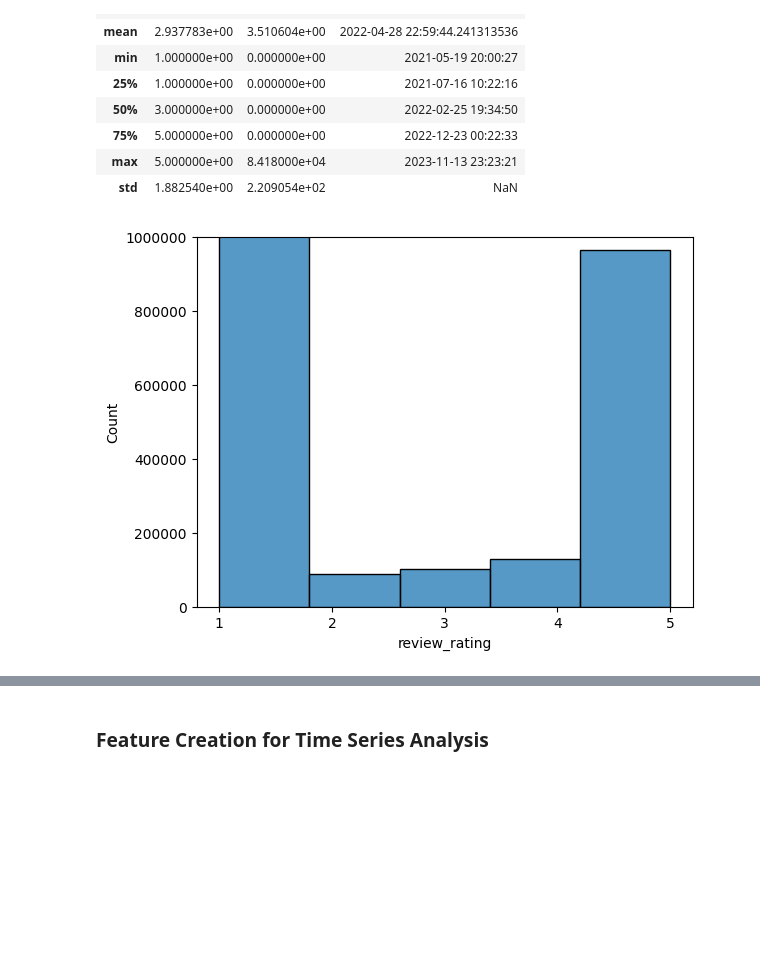
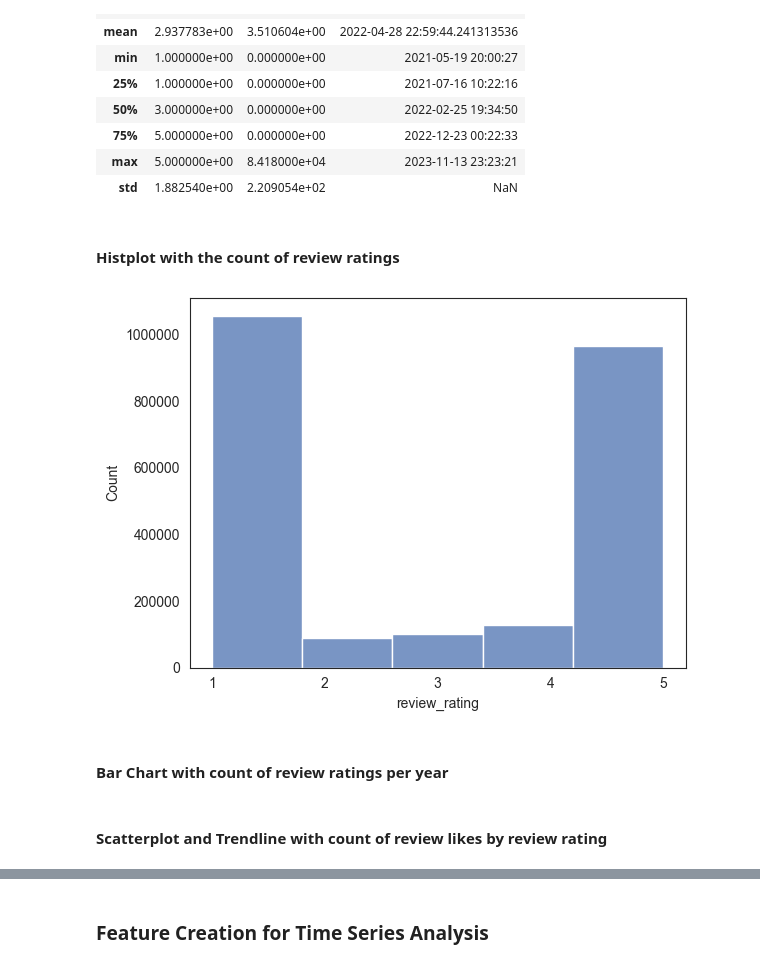
Before and after one commit to juanitopepito97/CA_projects-, a Jupyter notebook: Johannes_Loos_Int_MLDataVis-Hdip-DA-for-Business.ipynb, the cells around one changed output, grey strips where cells are left out. Saved outputs shown, nothing was run; the diff lists cells and outputs as text; code cells hidden in the pictures; blank space fills up the shorter version.

Commit message:
Visualisation Part 1

```diff
--- a/Johannes_Loos_Int_MLDataVis-Hdip-DA-for-Business.ipynb
+++ b/Johannes_Loos_Int_MLDataVis-Hdip-DA-for-Business.ipynb
@@ -130,12 +130,17 @@ df.describe()
 | 75% | 5.000000e+00 | 0.000000e+00 | 2022-12-23 00:22:33 |
 | max | 5.000000e+00 | 8.418000e+04 | 2023-11-13 23:23:21 |
 | std | 1.882540e+00 | 2.209054e+02 | NaN |
+# %% [markdown]
+#### Histplot with the count of review ratings
 # %%
+sns.set_style("white")
+sns.set_palette('deep')
 bins = list(set(df['review_rating'].unique()))
 ax = sns.histplot(df['review_rating'], bins=5, kde=False)
 plt.ticklabel_format(style='plain', axis='y')
-ax.set(ylim=(0, 1000000))
 ax.set_xticks(bins)
 plt.show()
 # %% [output]
-[figure, old version]
+[figure, new version]
+# %% [markdown]
+#### Bar Chart with count of review ratings per year
@@ -142 +159,3 @@ plt.show()
+# %% [markdown]
+#### Scatterplot and Trendline with count of review likes by review rating
 # %%
```
Also changed, not shown: parts of 6 cells of this notebook.
